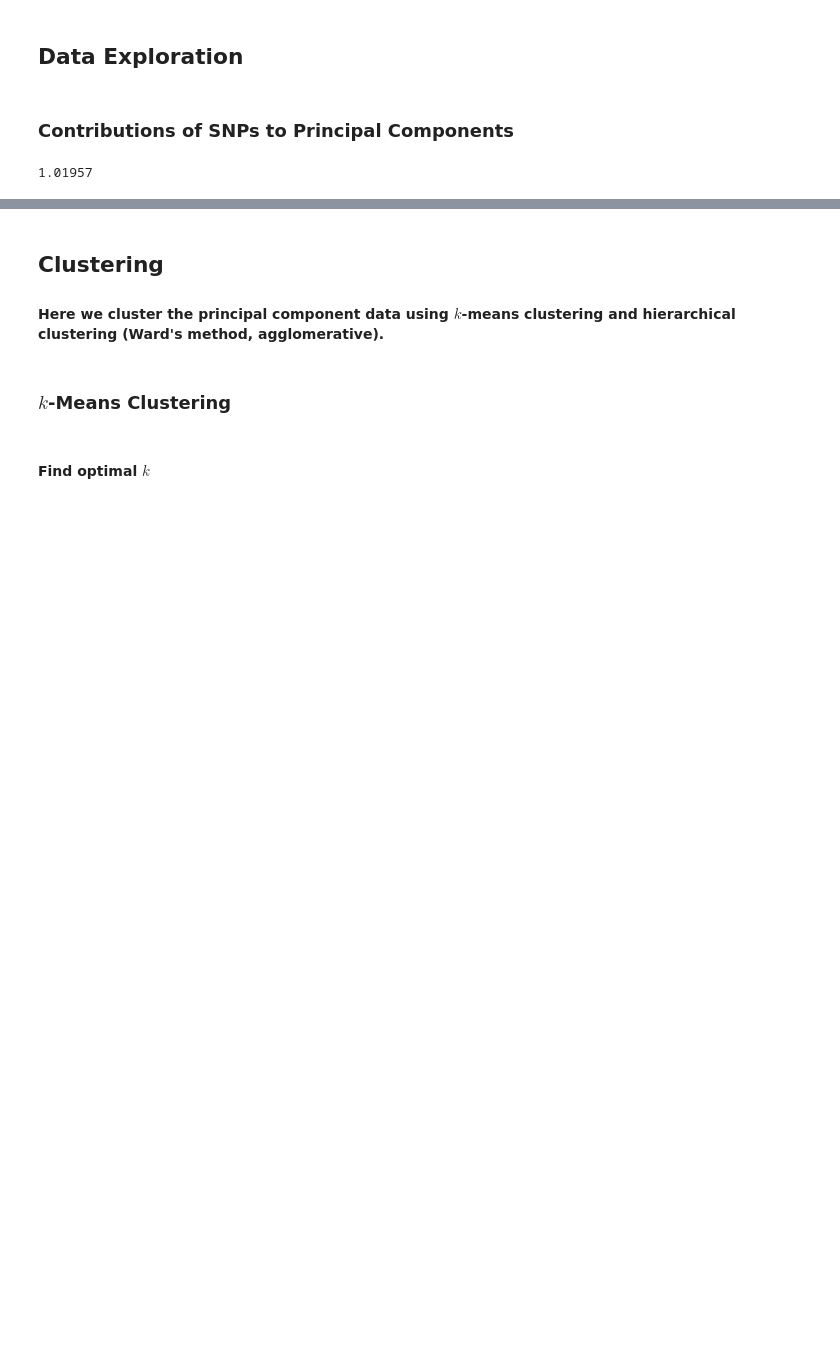
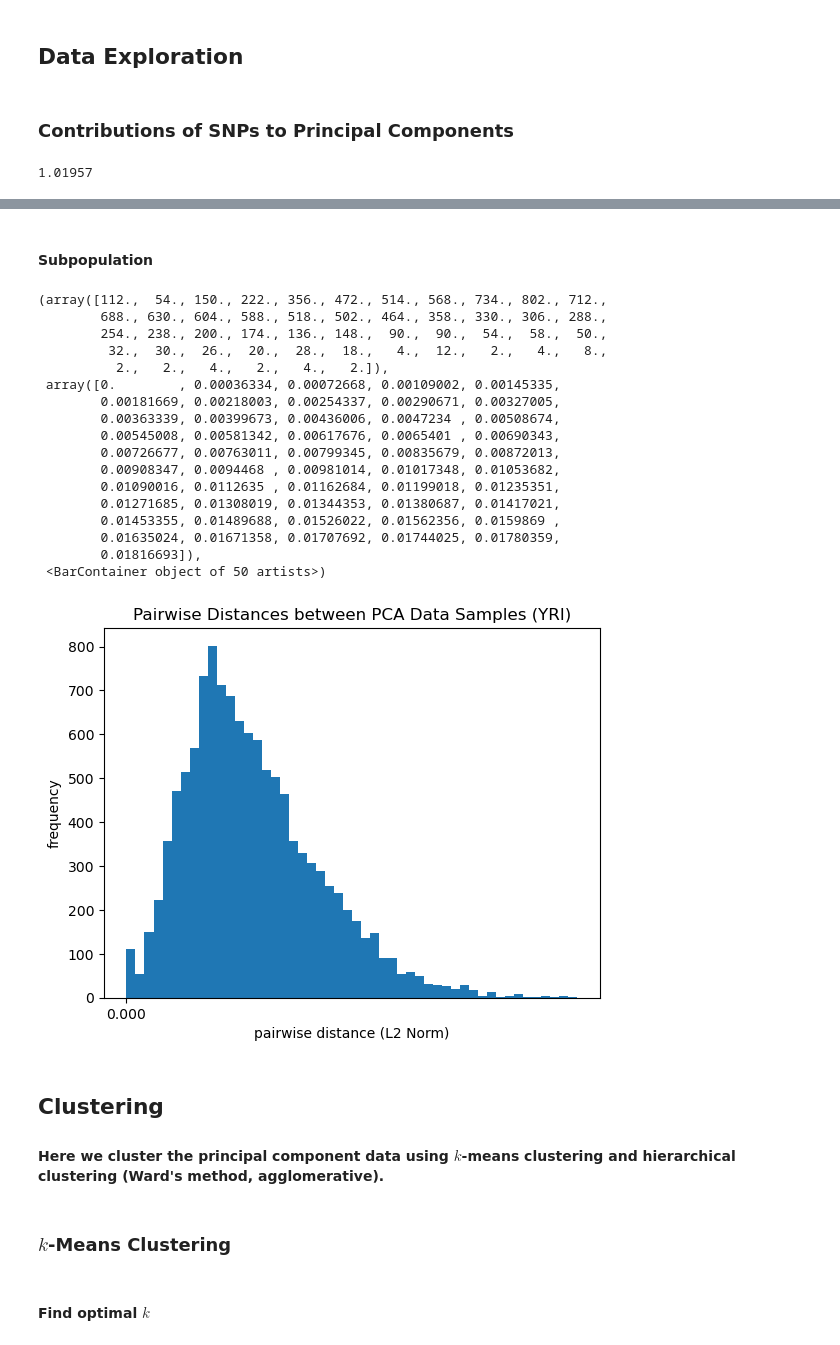
Before and after one commit to 0xArsi/snp-clustering, a Jupyter notebook: notebooks/snp_clustering.ipynb, the cells around one changed output, grey strips where cells are left out. Cells and saved outputs as stored; diff of their text form; code cells hidden in the pictures; blank space fills up the shorter version.

```diff
--- a/notebooks/snp_clustering.ipynb
+++ b/notebooks/snp_clustering.ipynb
@@ -142,3 +173,32 @@ var_data_best['PC1_contribution_abs'].min()
+# %% [markdown]
+#### Subpopulation
+# %%
+subpop_code = "YRI"
+X_subpop = pca_data.loc[pca_data['subpop'] == subpop_code, pc_cols]
+plt.title(f"Pairwise Distances between PCA Data Samples ({subpop_code})")
+plt.xlabel("pairwise distance (L2 Norm)")
+plt.ylabel("frequency")
+plt.xticks(np.arange(0, 0.5, 0.025))
+plt.hist(pairwise_distances(X_subpop).flatten(), bins=50)
+# %% [output]
+(array([112.,  54., 150., 222., 356., 472., 514., 568., 734., 802., 712.,
+        688., 630., 604., 588., 518., 502., 464., 358., 330., 306., 288.,
+        254., 238., 200., 174., 136., 148.,  90.,  90.,  54.,  58.,  50.,
+         32.,  30.,  26.,  20.,  28.,  18.,   4.,  12.,   2.,   4.,   8.,
+          2.,   2.,   4.,   2.,   4.,   2.]),
+ array([0.        , 0.00036334, 0.00072668, 0.00109002, 0.00145335,
+        0.00181669, 0.00218003, 0.00254337, 0.00290671, 0.00327005,
+        0.00363339, 0.00399673, 0.00436006, 0.0047234 , 0.00508674,
+        0.00545008, 0.00581342, 0.00617676, 0.0065401 , 0.00690343,
+        0.00726677, 0.00763011, 0.00799345, 0.00835679, 0.00872013,
+        0.00908347, 0.0094468 , 0.00981014, 0.01017348, 0.01053682,
+        0.01090016, 0.0112635 , 0.01162684, 0.01199018, 0.01235351,
+        0.01271685, 0.01308019, 0.01344353, 0.01380687, 0.01417021,
+        0.01453355, 0.01489688, 0.01526022, 0.01562356, 0.0159869 ,
+        0.01635024, 0.01671358, 0.01707692, 0.01744025, 0.01780359,
+        0.01816693]),
+ <BarContainer object of 50 artists>)
+[figure, added]
 # %% [markdown]
 ## Clustering
 #### Here we cluster the principal component data using $k$-means clustering and hierarchical clustering (Ward's method, agglomerative).
```
Also changed, not shown: parts of 41 cells of this notebook, 1 other file.
